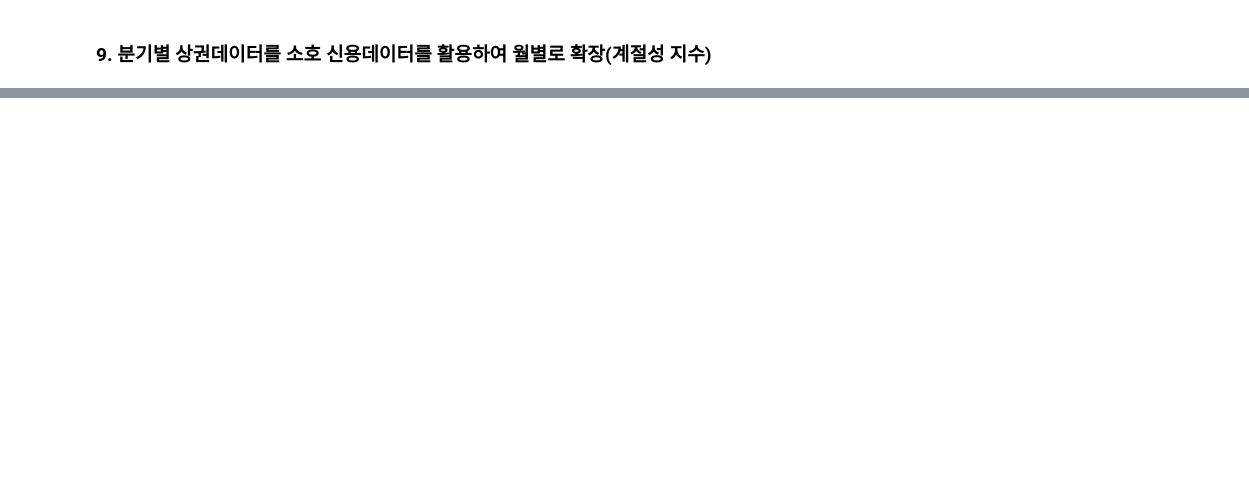
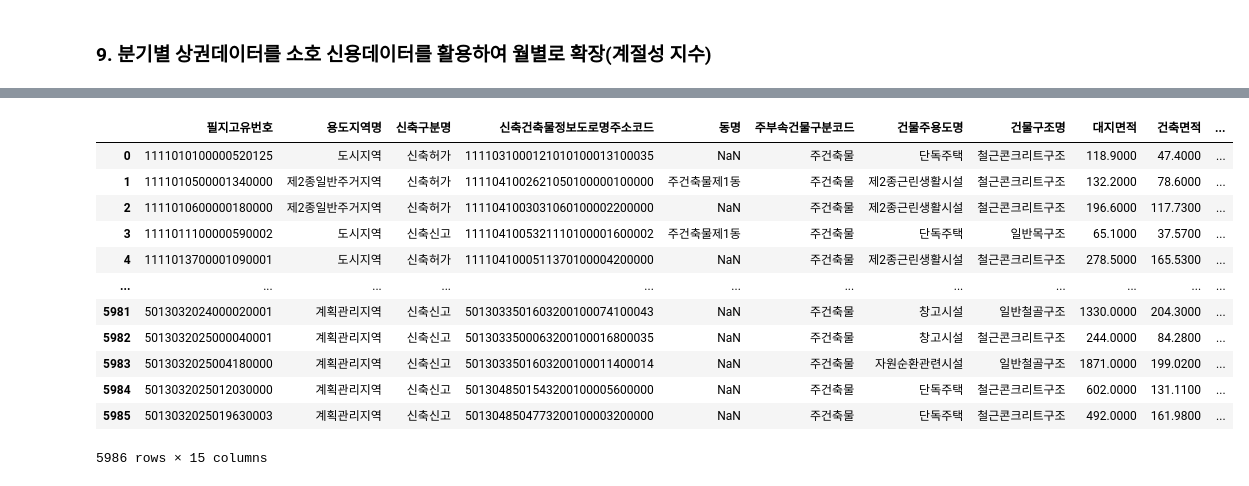
Before and after one commit to Gayeon6423/2023BigContest, a Jupyter notebook: [KCD_MARKET]_MERGE_AND_MAPPING.ipynb, the cells around one changed output, grey strips where cells are left out. Drawn from its saved outputs; the diff is of its cells as text; code cells hidden in the pictures; blank space fills up the shorter version.

```diff
--- a/[KCD_MARKET]_MERGE_AND_MAPPING.ipynb
+++ b/[KCD_MARKET]_MERGE_AND_MAPPING.ipynb
@@ -87,3 +100,7 @@ CONTEST_2023 = mountInstance.loadDataWithChunking(
 CONTEST_2022 = mountInstance.loadDataWithChunking(
     file_path = "/content/drive/MyDrive/2023BigContest/data/contest data/", file_name_extension = "필지단위 소상공인 매출등급 정보.csv",
     unicode = "cp949", chunking_row_num = 10**5, columnTF = False)
+# %%
+CONTEST_2023 = mountInstance.loadExcelData(
+    file_path = "/content/drive/MyDrive/2023BigContest/data/contest data/", file_name_extension = "소상공인 매출등급 예상 대상 필지.xlsx",
+    columnTF = False)
@@ -375,0 +547,16 @@ KCD_MARKET_DATA.to_csv("/content/drive/MyDrive/2023BigContest/KCD_MARKET_CONTEST
+# %%
+# 오아시스비즈니스의 수익형 부동산 공실률 대비 매매가, 임대료 데이터
+# 20231Q, 20224Q, 20223Q, 20222Q, 20221Q
+
+SNPPRICE_DATA_LIST = []
+
+for index, data in zip( list(range(len(field_directory[0:5]))), field_directory[0:5]):
+  field_data = mountInstance.loadTxTData(
+    file_path = "/content/drive/MyDrive/2023BigContest/data/수익형부동산_토지이용특성/",
+    file_name_extension = data,
+    unicode = "utf-8", columnTF = False)
+  field_data.columns = ["기준연월", "필지고유번호", "법정동코드", "업종코드", "매매가점수"]
+  # ["data_strd_ym", "pnu", "legaldong_cd", "induty_cd", "snp_price_scor"]
+  SNPPRICE_DATA_LIST.append(field_data)
+  field_data = 0
+# for index in range(0, 5, 1): display(FIELD_DATA_LIST[index].info())
@@ -375,0 +573,37 @@ KCD_MARKET_DATA.to_csv("/content/drive/MyDrive/2023BigContest/KCD_MARKET_CONTEST
+# %%
+# 한국부동산원의 필지고유번호별 신축건축물 정보 데이터(용도지역, 신축구분명, 연면적, 대지면적, 건축면적, 건물주용도명 등)
+# 202303, 202302, 202301, 202210, 202211, 202212
+
+FIELD_DATA_LIST = []
+
+for index, data in zip( list(range(len(field_directory[5:]))), field_directory[5:]):
+  field_data = mountInstance.loadTxTData(
+    file_path = "/content/drive/MyDrive/2023BigContest/data/수익형부동산_토지이용특성/",
+    file_name_extension = data,
+    unicode = "utf-8", columnTF = False)
+  field_data.columns = ['건축물대장고유번호', '필지고유번호', '지번주소', '신축건축물정보도로명주소코드', '도로명', '지목명', '용도지역명',
+                        '용도지구명', '용도구역명', '신축구분명', '주부속건물구분코드', '건물명', '동명', '대지면적', '건축면적',
+                        '이전건물면적', '연면적', '이전연면적', '건물주용도명', '이전건물주용도명', '건물구조명', '이전건물구조명',
+                        '폐쇄말소일자', '건축허가일자', '건축착공일자', '사용승인일자', '폐쇄말소구분명', '폐쇄말소주건물수', '폐쇄말소부속건물수']
+  field_data = field_data[["필지고유번호", "용도지역명", "신축구분명", '신축건축물정보도로명주소코드', "동명", "주부속건물구분코드", '건물주용도명', "건물구조명",
+                           "대지면적", "건축면적", "대지면적", "건축면적", "연면적", '이전건물면적', '연면적']]
+  FIELD_DATA_LIST.append(field_data)
+  field_data = 0
+  # ParserError: Error tokenizing data. C error: Expected 1 fields in line 718, saw 2
+# for index in range(0, 5, 1): display(FIELD_DATA_LIST[index].info())
+# %%
+FIELD_DATA_LIST[0]
+# %% [output]
+|  | 필지고유번호 | 용도지역명 | 신축구분명 | 신축건축물정보도로명주소코드 | 동명 | 주부속건물구분코드 | 건물주용도명 | 건물구조명 | 대지면적 | 건축면적 | ... |
+| 0 | 1111010100000520125 | 도시지역 | 신축허가 | 1111031000121010100013100035 | NaN | 주건축물 | 단독주택 | 철근콘크리트구조 | 118.9000 | 47.4000 | ... |
+| 1 | 1111010500001340000 | 제2종일반주거지역 | 신축허가 | 1111041002621050100000100000 | 주건축물제1동 | 주건축물 | 제2종근린생활시설 | 철근콘크리트구조 | 132.2000 | 78.6000 | ... |
+| 2 | 1111010600000180000 | 제2종일반주거지역 | 신축허가 | 1111041003031060100002200000 | NaN | 주건축물 | 제2종근린생활시설 | 철근콘크리트구조 | 196.6000 | 117.7300 | ... |
+| 3 | 1111011100000590002 | 도시지역 | 신축신고 | 1111041005321110100001600002 | 주건축물제1동 | 주건축물 | 단독주택 | 일반목구조 | 65.1000 | 37.5700 | ... |
+| 4 | 1111013700001090001 | 도시지역 | 신축허가 | 1111041000511370100004200000 | NaN | 주건축물 | 제2종근린생활시설 | 철근콘크리트구조 | 278.5000 | 165.5300 | ... |
+| ... | ... | ... | ... | ... | ... | ... | ... | ... | ... | ... | ... |
+| 5981 | 5013032024000020001 | 계획관리지역 | 신축신고 | 5013033501603200100074100043 | NaN | 주건축물 | 창고시설 | 일반철골구조 | 1330.0000 | 204.3000 | ... |
+| 5982 | 5013032025000040001 | 계획관리지역 | 신축신고 | 5013033500063200100016800035 | NaN | 주건축물 | 창고시설 | 철근콘크리트구조 | 244.0000 | 84.2800 | ... |
+| 5983 | 5013032025004180000 | 계획관리지역 | 신축신고 | 5013033501603200100011400014 | NaN | 주건축물 | 자원순환관련시설 | 일반철골구조 | 1871.0000 | 199.0200 | ... |
+| 5984 | 5013032025012030000 | 계획관리지역 | 신축신고 | 5013048501543200100005600000 | NaN | 주건축물 | 단독주택 | 철근콘크리트구조 | 602.0000 | 131.1100 | ... |
+| 5985 | 5013032025019630003 | 계획관리지역 | 신축신고 | 5013048504773200100003200000 | NaN | 주건축물 | 단독주택 | 철근콘크리트구조 | 492.0000 | 161.9800 | ... |
+5986 rows × 15 columns
```
Also changed, not shown: parts of 24 cells of this notebook.
